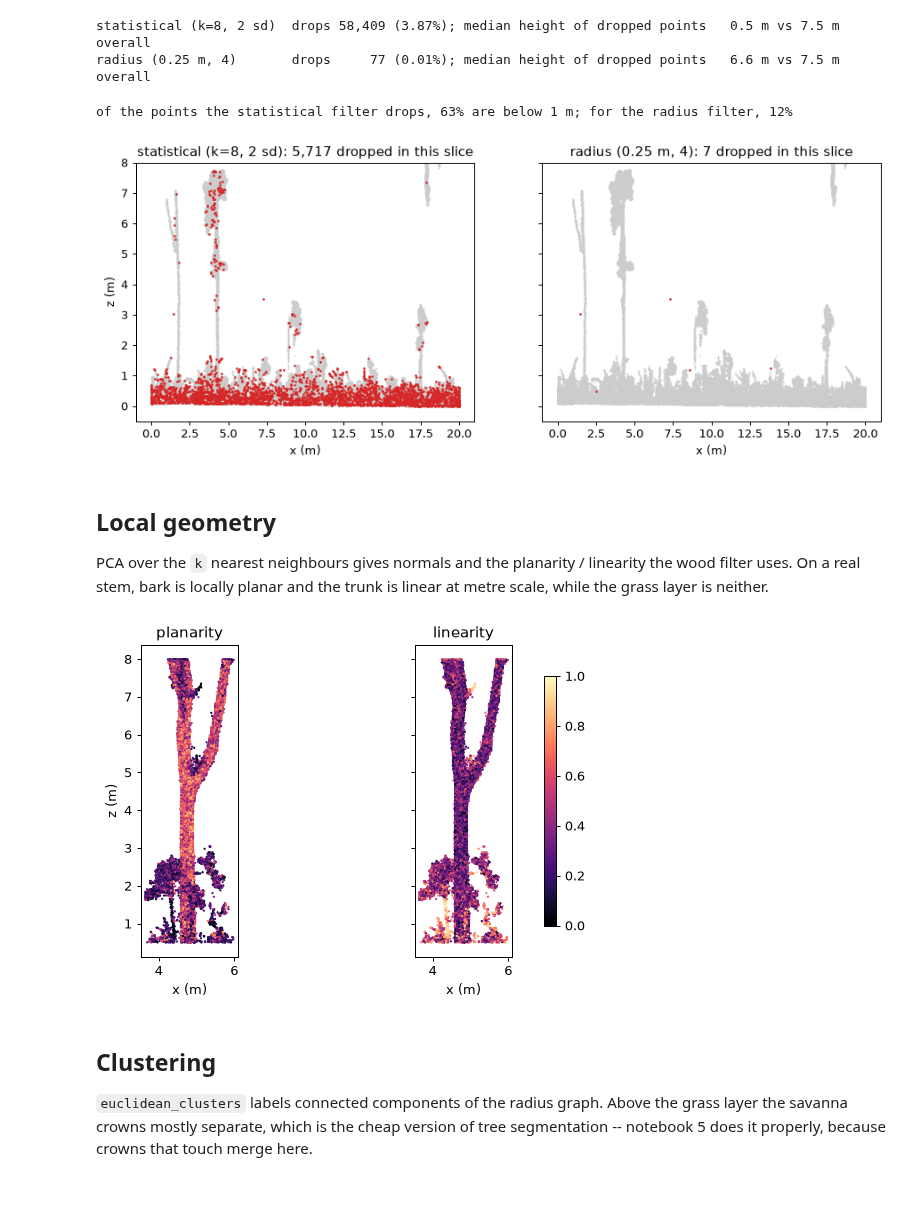
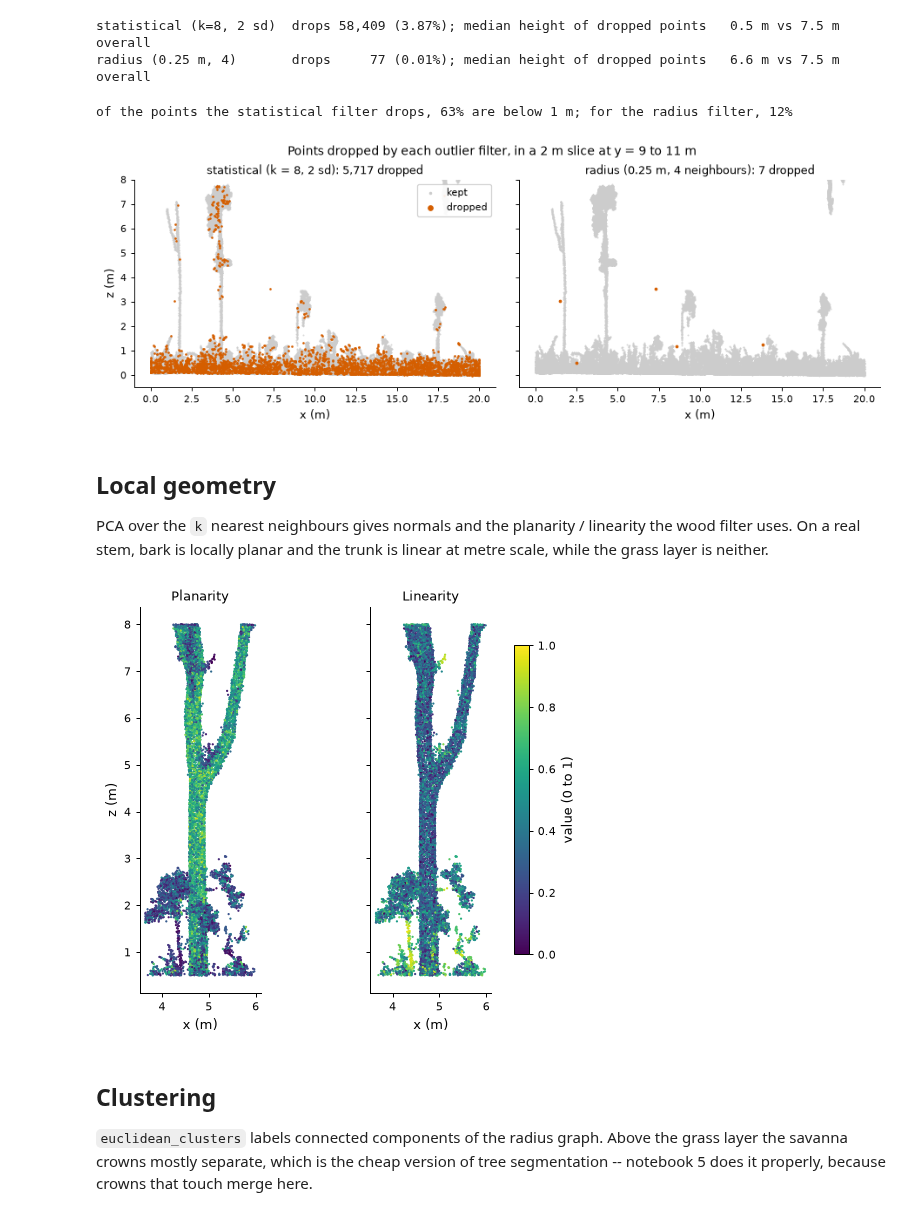
Before and after one commit to UQ-EORC/Sylva, a Jupyter notebook: docs/examples/02_filtering.ipynb, the cells around one changed output. Cells and saved outputs as stored; diff of their text form; code cells hidden in the pictures.

```diff
--- a/docs/examples/02_filtering.ipynb
+++ b/docs/examples/02_filtering.ipynb
@@ -8,11 +8,16 @@ from pathlib import Path
 
 import numpy as np
 import matplotlib.pyplot as plt
+from matplotlib.colors import ListedColormap
 import sylva
 from sylva import synthetic
 
 DATA = Path("data")          # the Litchfield tile, cut by make_litch_subset.py
-plt.rcParams.update({"figure.dpi": 90, "figure.figsize": (7, 4), "axes.grid": False})
+plt.style.use("sylva.mplstyle")     # shared figure style; C0 to C7 are the Okabe-Ito colours
+GROUND, WOOD, LEAF, GRASS, CONTEXT = "#997A5C", "#4D2B12", "#009E73", "#E69F00", "0.8"   # the same in every notebook
+DIVERGING = "RdBu_r"                # for signed differences, centred on zero
+LABELS = ListedColormap(["#332288", "#88CCEE", "#44AA99", "#117733", "#999933", "#DDCC77",
+                         "#CC6677", "#882255", "#AA4499"])   # tree ids and clusters: Paul Tol's muted set
 from sylva import filters
 
 cloud = sylva.read(DATA / "litch_tile.laz")
@@ -45,10 +50,12 @@ A box, a circular subplot, and a range shell around a point.
 box = filters.crop_box(cloud, (0, 0, 2.0), (20, 20, None))          # everything above 2 m
 plot = filters.crop_cylinder(cloud, (10.0, 10.0), radius=5.0)       # a 5 m radius subplot
 shell = filters.range_filter(cloud, origin=(10, 10, 1.0), min_range=4.0, max_range=8.0)
-fig, ax = plt.subplots(1, 3, figsize=(12, 3.8), sharex=True, sharey=True)
+fig, ax = plt.subplots(1, 3, figsize=(10, 3.7), sharex=True, sharey=True)
 for a, (name, c) in zip(ax, {"crop_box (z > 2 m)": box, "crop_cylinder (r = 5 m)": plot,
-                             "range_filter (4-8 m)": shell}.items()):
-    a.scatter(cloud.x[::20], cloud.y[::20], s=0.2, c="0.85")
-    a.scatter(c.x[::8], c.y[::8], s=0.2, c="C2")
-    a.set(title=f"{name}\n{len(c):,} points", aspect="equal")
+                             "range_filter (4 to 8 m)": shell}.items()):
+    a.scatter(cloud.x[::20], cloud.y[::20], s=0.2, c=CONTEXT)
+    a.scatter(c.x[::8], c.y[::8], s=0.2, c="C0")
+    a.set(title=f"{name}: {len(c):,} points", aspect="equal", xlabel="x (m)")
+ax[0].set_ylabel("y (m)")
+fig.suptitle("Points kept (blue) by each crop, top view");
 # %% [output]
@@ -78,18 +85,20 @@ statistical (k=8, 2 sd)  drops 58,409 (3.87%); median height of dropped points
 radius (0.25 m, 4)       drops     77 (0.01%); median height of dropped points   6.6 m vs 7.5 m overall
 # %%
 slab = (thinned.y > 9) & (thinned.y < 11)
-fig, ax = plt.subplots(1, 2, figsize=(12, 4.2), sharex=True, sharey=True)
-for a, keep, name in ((ax[0], sor, "statistical (k=8, 2 sd)"), (ax[1], ror, "radius (0.25 m, 4)")):
+fig, ax = plt.subplots(1, 2, figsize=(10, 3.6), sharex=True, sharey=True)
+for a, keep, name in ((ax[0], sor, "statistical (k = 8, 2 sd)"), (ax[1], ror, "radius (0.25 m, 4 neighbours)")):
     drop = slab & ~keep
-    a.scatter(thinned.x[slab & keep], thinned.z[slab & keep], s=0.2, c="0.8")
-    a.scatter(thinned.x[drop], thinned.z[drop], s=1.2, c="C3")
-    a.set(title=f"{name}: {int(drop.sum()):,} dropped in this slice", xlabel="x (m)", ylim=(-0.5, 8))
+    a.scatter(thinned.x[slab & keep], thinned.z[slab & keep], s=0.2, c=CONTEXT, label="kept")
+    a.scatter(thinned.x[drop], thinned.z[drop], s=4 if drop.sum() < 100 else 1.2, c="C3", label="dropped")
+    a.set(title=f"{name}: {int(drop.sum()):,} dropped", xlabel="x (m)", ylim=(-0.5, 8))
 ax[0].set_ylabel("z (m)")
+ax[0].legend(markerscale=4, loc="upper right")
+fig.suptitle("Points dropped by each outlier filter, in a 2 m slice at y = 9 to 11 m")
 print("of the points the statistical filter drops,", f"{np.mean(thinned.z[~sor] < 1.0):.0%}",
       "are below 1 m; for the radius filter,", f"{np.mean(thinned.z[~ror] < 1.0):.0%}")
 # %% [output]
 of the points the statistical filter drops, 63% are below 1 m; for the radius filter, 12%
-[figure, old version]
+[figure, new version]
 # %% [markdown]
 ## Local geometry
 
@@ -99,14 +108,14 @@ is linear at metre scale, while the grass layer is neither.
 # %%
 stem = filters.crop_cylinder(cloud, (4.8, 7.5), radius=1.2, zmin=0.5, zmax=8.0)
 planarity, linearity = filters.planarity_linearity(stem, k=20)
-fig, ax = plt.subplots(1, 2, figsize=(9, 4.5), sharey=True)
-for a, v, name in ((ax[0], planarity, "planarity"), (ax[1], linearity, "linearity")):
-    sc = a.scatter(stem.x, stem.z, c=v, s=0.6, cmap="magma", vmin=0, vmax=1)
+fig, ax = plt.subplots(1, 2, figsize=(6, 5), sharey=True)
+for a, v, name in ((ax[0], planarity, "Planarity"), (ax[1], linearity, "Linearity")):
+    sc = a.scatter(stem.x, stem.z, c=v, s=0.6, vmin=0, vmax=1)
     a.set(title=name, xlabel="x (m)", aspect="equal")
 ax[0].set_ylabel("z (m)")
-fig.colorbar(sc, ax=ax, shrink=0.8);
+fig.colorbar(sc, ax=ax, shrink=0.8, label="value (0 to 1)");
 # %% [output]
-[figure, old version]
+[figure, new version]
 # %% [markdown]
 ## Clustering
 
```
Also changed, not shown: parts of 2 cells of this notebook, 19 other files.
